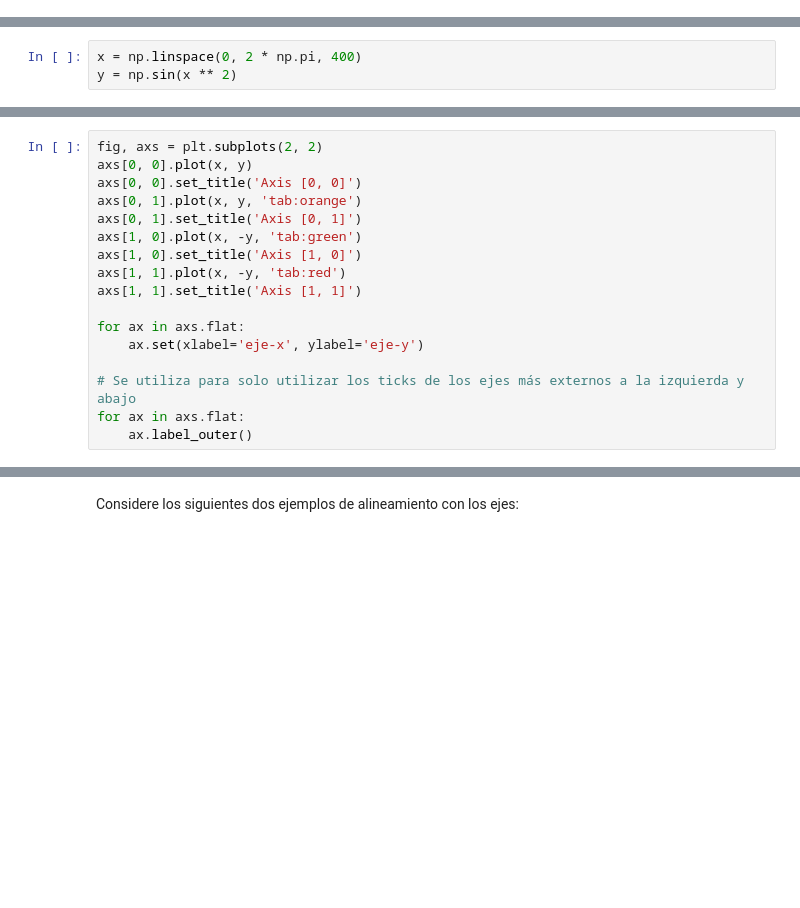
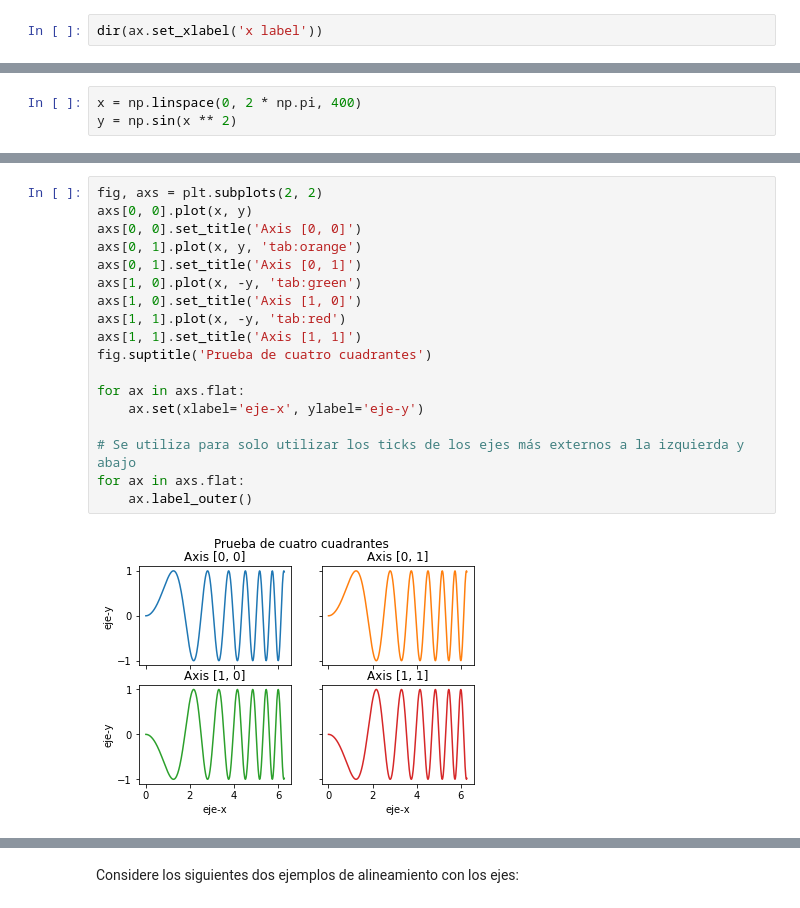
Before and after one commit to LF-Flores/Python-SWISE-course, a Jupyter notebook: 4_Paquetes_comunes_y_archivos.ipynb, the cells around one changed output, grey strips where cells are left out. Cells and saved outputs as stored; diff of their text form; blank space fills up the shorter version.

```diff
--- a/4_Paquetes_comunes_y_archivos.ipynb
+++ b/4_Paquetes_comunes_y_archivos.ipynb
@@ -867,0 +1139,2 @@ print(ax.set_xlabel('x label'), ax.set_ylabel('y label'), ax.set_title("Simple P
+# %%
+dir(ax.set_xlabel('x label'))
@@ -894,17 +1195,20 @@ ax2.plot(x, -y)
 # %%
 fig, axs = plt.subplots(2, 2)
 axs[0, 0].plot(x, y)
 axs[0, 0].set_title('Axis [0, 0]')
 axs[0, 1].plot(x, y, 'tab:orange')
 axs[0, 1].set_title('Axis [0, 1]')
 axs[1, 0].plot(x, -y, 'tab:green')
 axs[1, 0].set_title('Axis [1, 0]')
 axs[1, 1].plot(x, -y, 'tab:red')
 axs[1, 1].set_title('Axis [1, 1]')
+fig.suptitle('Prueba de cuatro cuadrantes')
 
 for ax in axs.flat:
     ax.set(xlabel='eje-x', ylabel='eje-y')
 
 # Se utiliza para solo utilizar los ticks de los ejes más externos a la izquierda y abajo
 for ax in axs.flat:
     ax.label_outer()
+# %% [output]
+[figure, added]
```
Also changed, not shown: parts of 65 cells of this notebook, 1 other file.
